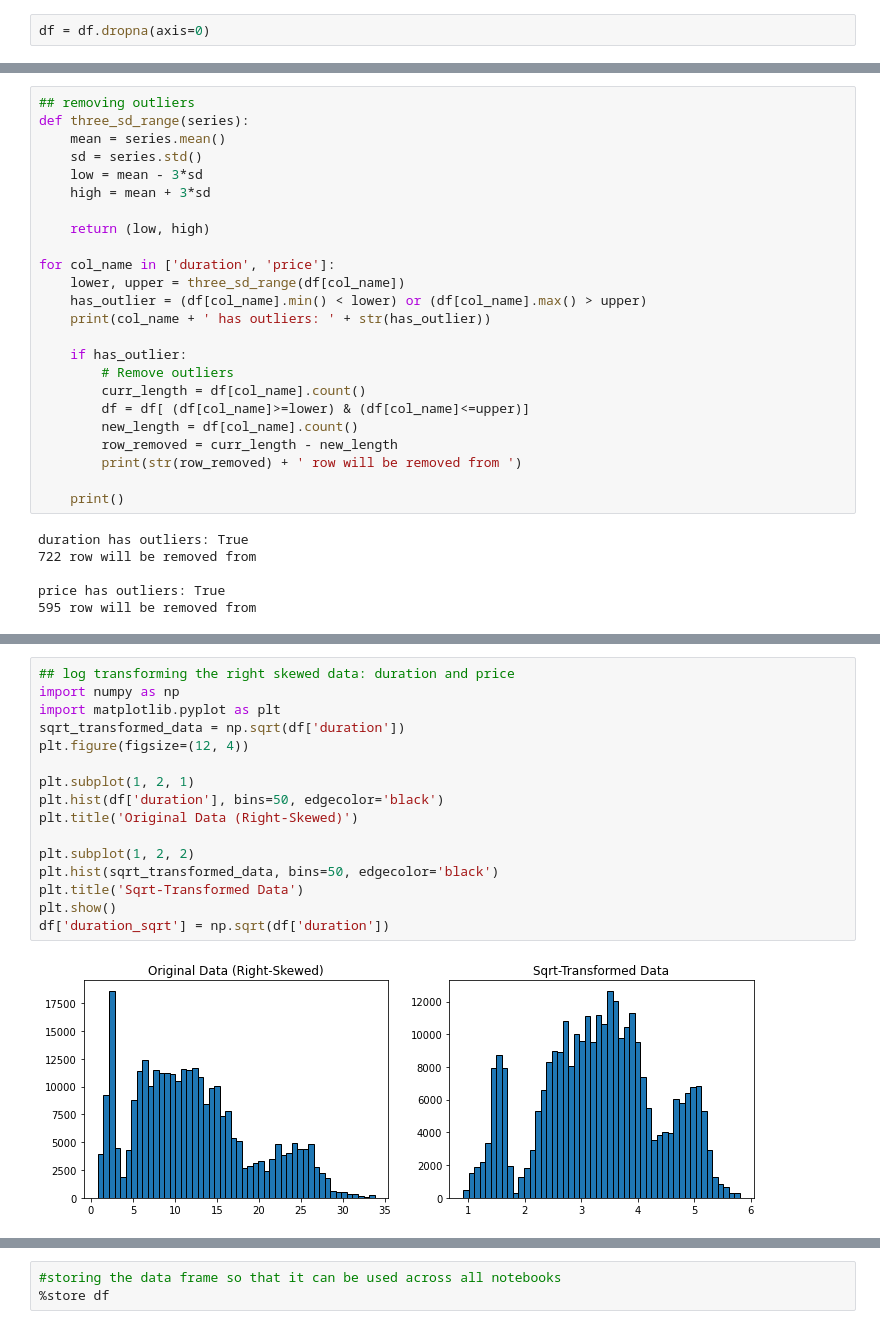
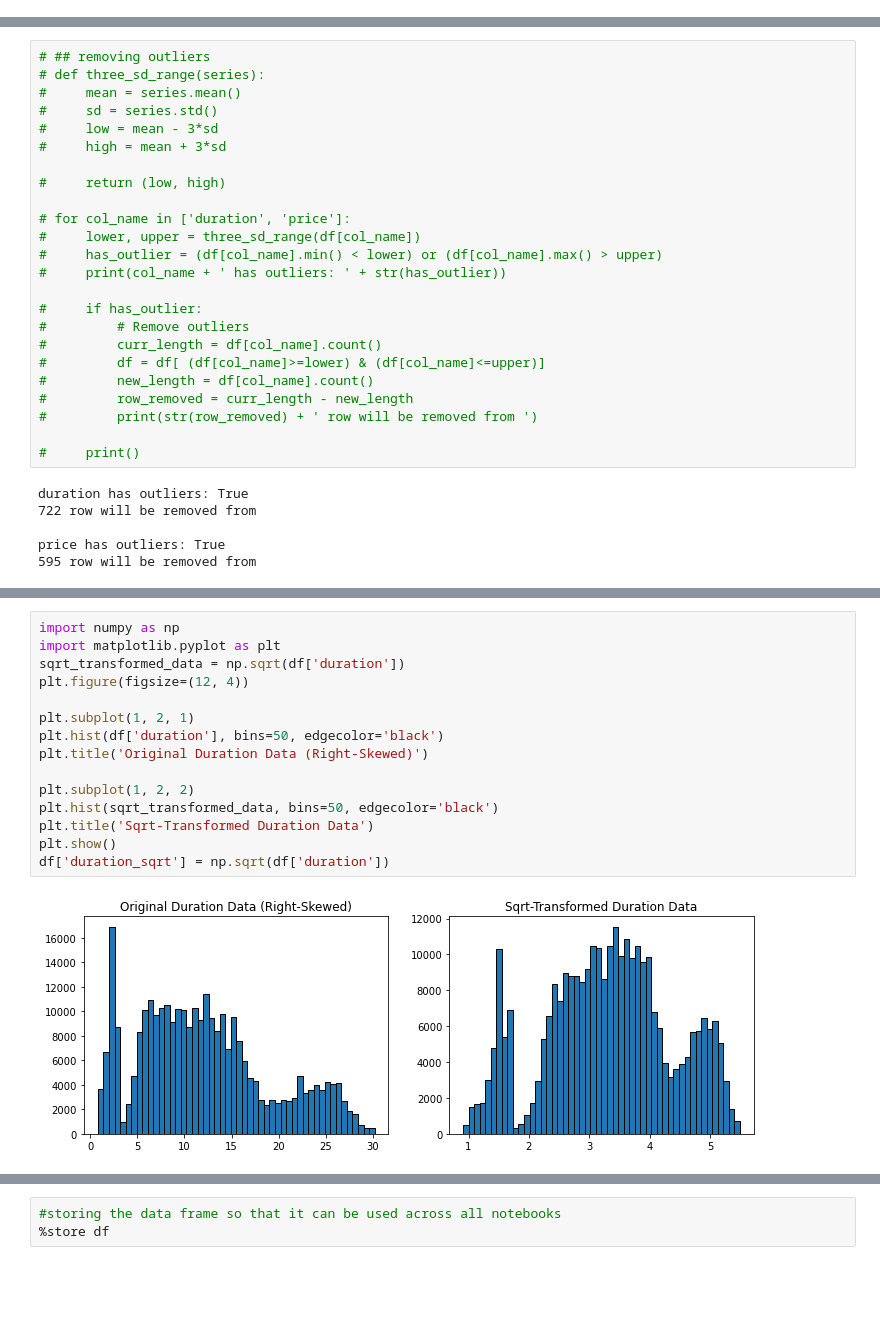
Before and after one commit to calebang/IS460, a Jupyter notebook: 01_Data Prep/non_encoded.ipynb, the cells around one changed output, grey strips where cells are left out. Drawn from its saved outputs; the diff is of its cells as text; blank space fills up the shorter version.

```diff
--- a/01_Data Prep/non_encoded.ipynb
+++ b/01_Data Prep/non_encoded.ipynb
@@ -50,8 +50,6 @@ duration            0
 days_left           0
 price               0
 dtype: int64
-# %%
-df = df.dropna(axis=0)
 # %%
 df.describe(percentiles=[0.1, 0.25, 0.5, 0.75, 0.9], include='all')
 # %% [output]
@@ -121,27 +119,27 @@ There seems to be positive linera relationship between the price and duration
 # %%
-## removing outliers
-def three_sd_range(series):
-    mean = series.mean()
-    sd = series.std()
-    low = mean - 3*sd
-    high = mean + 3*sd
+# ## removing outliers
+# def three_sd_range(series):
+#     mean = series.mean()
+#     sd = series.std()
+#     low = mean - 3*sd
+#     high = mean + 3*sd
 
-    return (low, high)
+#     return (low, high)
 
-for col_name in ['duration', 'price']:
-    lower, upper = three_sd_range(df[col_name])
-    has_outlier = (df[col_name].min() < lower) or (df[col_name].max() > upper)
-    print(col_name + ' has outliers: ' + str(has_outlier))
+# for col_name in ['duration', 'price']:
+#     lower, upper = three_sd_range(df[col_name])
+#     has_outlier = (df[col_name].min() < lower) or (df[col_name].max() > upper)
+#     print(col_name + ' has outliers: ' + str(has_outlier))
 
-    if has_outlier:
-        # Remove outliers
-        curr_length = df[col_name].count()
-        df = df[ (df[col_name]>=lower) & (df[col_name]<=upper)]
-        new_length = df[col_name].count()
-        row_removed = curr_length - new_length
-        print(str(row_removed) + ' row will be removed from ')
+#     if has_outlier:
+#         # Remove outliers
+#         curr_length = df[col_name].count()
+#         df = df[ (df[col_name]>=lower) & (df[col_name]<=upper)]
+#         new_length = df[col_name].count()
+#         row_removed = curr_length - new_length
+#         print(str(row_removed) + ' row will be removed from ')
 
-    print()
+#     print()
 # %% [output]
 duration has outliers: True
 722 row will be removed from
@@ -151,19 +195,18 @@ price has outliers: True
 # %%
-## log transforming the right skewed data: duration and price
 import numpy as np
 import matplotlib.pyplot as plt
 sqrt_transformed_data = np.sqrt(df['duration'])
 plt.figure(figsize=(12, 4))
 
 plt.subplot(1, 2, 1)
 plt.hist(df['duration'], bins=50, edgecolor='black')
-plt.title('Original Data (Right-Skewed)')
+plt.title('Original Duration Data (Right-Skewed)')
 
 plt.subplot(1, 2, 2)
 plt.hist(sqrt_transformed_data, bins=50, edgecolor='black')
-plt.title('Sqrt-Transformed Data')
+plt.title('Sqrt-Transformed Duration Data')
 plt.show()
 df['duration_sqrt'] = np.sqrt(df['duration'])
 # %% [output]
-[figure, old version]
+[figure, new version]
 # %%
```
Also changed, not shown: parts of 15 cells of this notebook, 1 other file.
